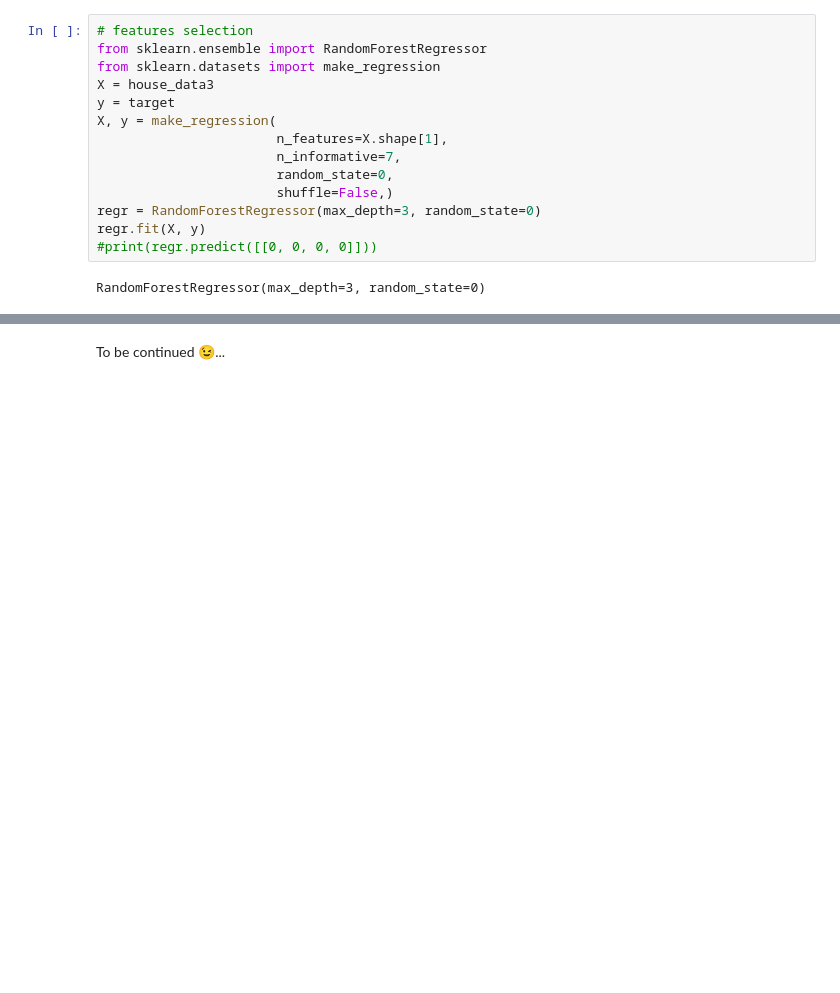
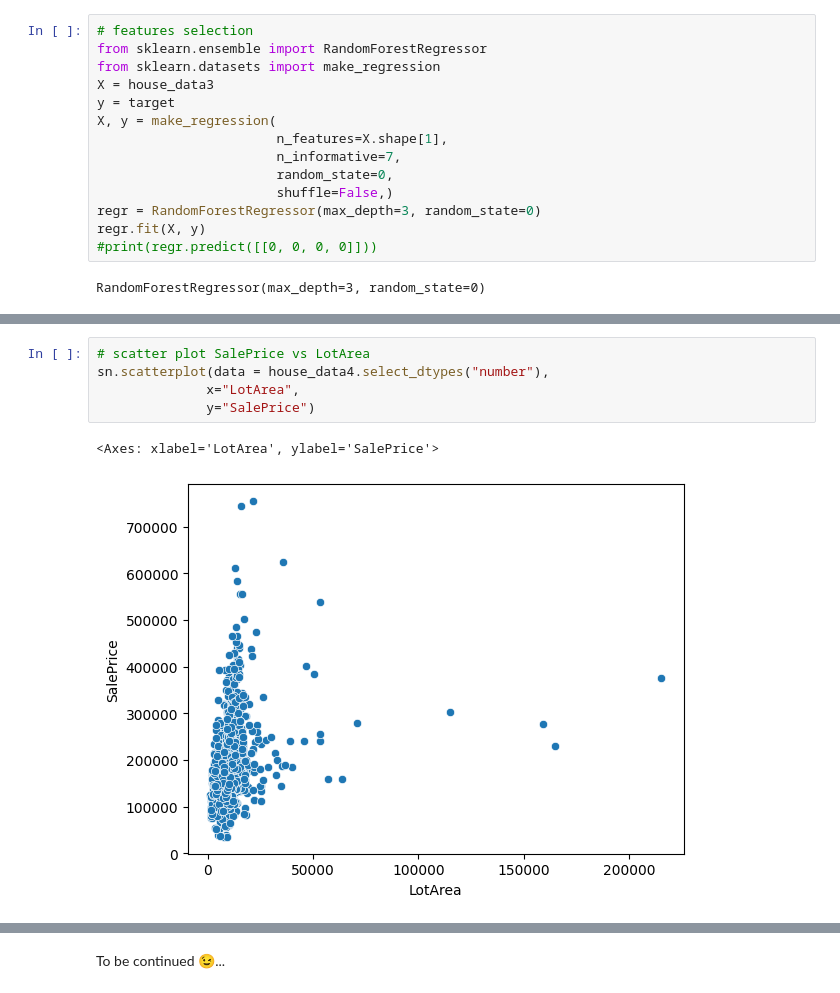
Before and after one commit to phenixMaster/HousePrice, a Jupyter notebook: house-price-analysis-and-modeling-python.ipynb, the cells around one changed output, grey strips where cells are left out. Drawn from its saved outputs; the diff is of its cells as text; blank space fills up the shorter version.

```diff
--- a/house-price-analysis-and-modeling-python.ipynb
+++ b/house-price-analysis-and-modeling-python.ipynb
@@ -298,0 +277,8 @@ forest_importances.sort_values(ascending= False)[:6].plot.bar()
+# %%
+# scatter plot SalePrice vs LotArea
+sn.scatterplot(data = house_data4.select_dtypes("number"),
+              x="LotArea",
+              y="SalePrice")
+# %% [output]
+<Axes: xlabel='LotArea', ylabel='SalePrice'>
+[figure, added]
```
Also changed, not shown: parts of 26 cells of this notebook.
